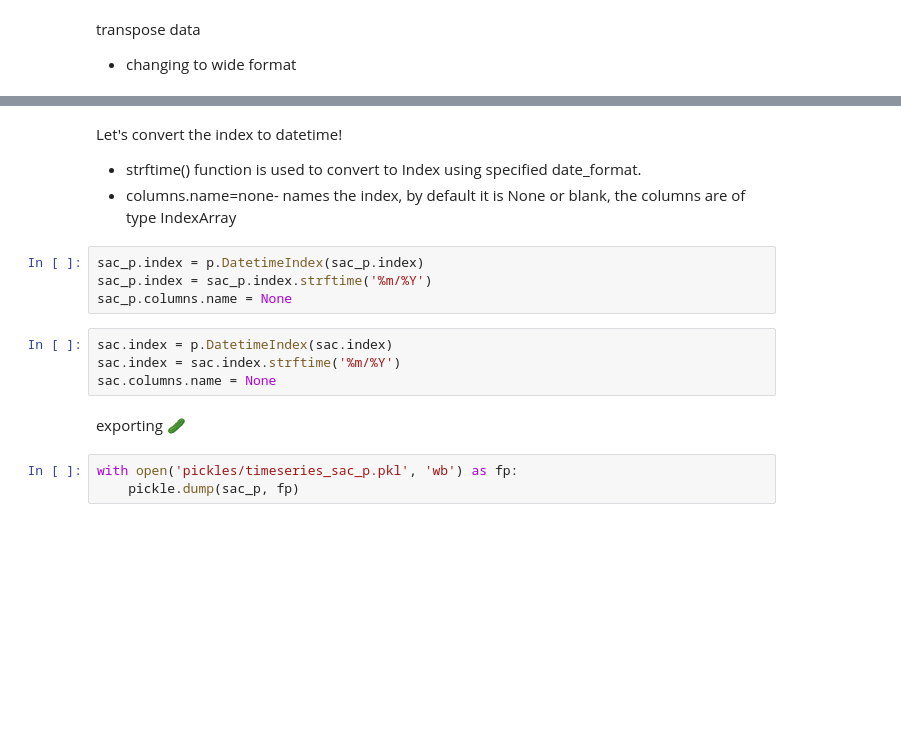
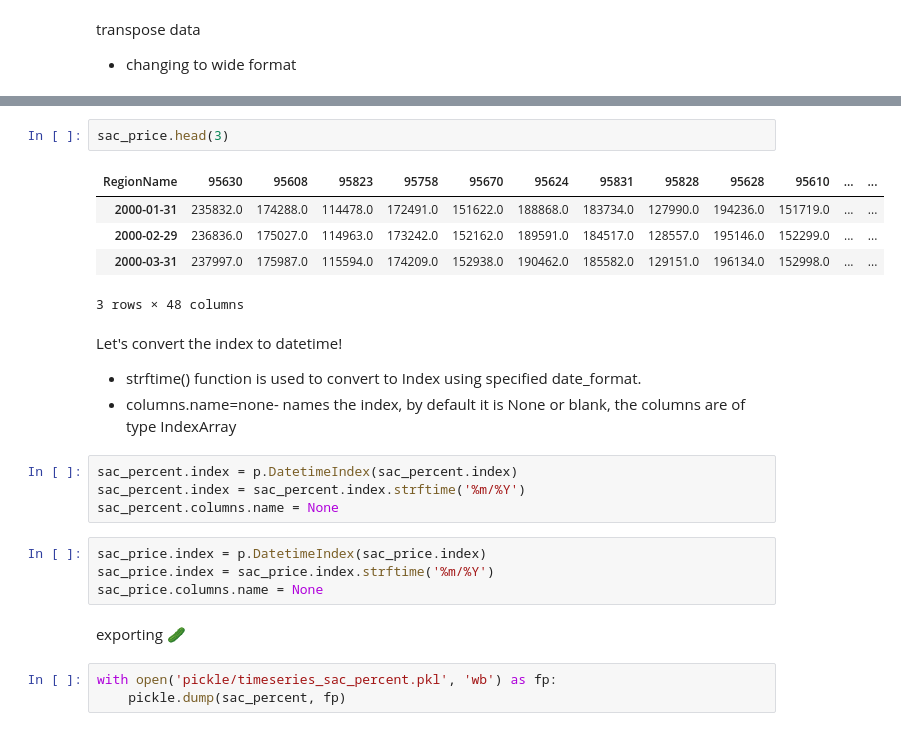
Before and after one commit to SringayKeno/forecasting-home-prices-sacramento-county, a Jupyter notebook: data_cleaned/data_clean_sac.ipynb, the cells around one changed output, grey strips where cells are left out. Drawn from its saved outputs; the diff is of its cells as text; blank space fills up the shorter version.

```diff
--- a/data_cleaned/data_clean_sac.ipynb
+++ b/data_cleaned/data_clean_sac.ipynb
@@ -232,19 +244,27 @@ sac = sac.set_index('RegionName').transpose()
+# %%
+sac_price.head(3)
+# %% [output]
+| RegionName | 95630 | 95608 | 95823 | 95758 | 95670 | 95624 | 95831 | 95828 | 95628 | 95610 | ... | ... |
+| 2000-01-31 | 235832.0 | 174288.0 | 114478.0 | 172491.0 | 151622.0 | 188868.0 | 183734.0 | 127990.0 | 194236.0 | 151719.0 | ... | ... |
+| 2000-02-29 | 236836.0 | 175027.0 | 114963.0 | 173242.0 | 152162.0 | 189591.0 | 184517.0 | 128557.0 | 195146.0 | 152299.0 | ... | ... |
+| 2000-03-31 | 237997.0 | 175987.0 | 115594.0 | 174209.0 | 152938.0 | 190462.0 | 185582.0 | 129151.0 | 196134.0 | 152998.0 | ... | ... |
+3 rows × 48 columns
 # %% [markdown]
  Let's convert the index to datetime!
 
 *  strftime() function is used to convert to Index using specified date_format.
 *   columns.name=none- names the index, by default it is None or blank, the columns are of type IndexArray
 # %%
-sac_p.index = p.DatetimeIndex(sac_p.index)
-sac_p.index = sac_p.index.strftime('%m/%Y')
-sac_p.columns.name = None
+sac_percent.index = p.DatetimeIndex(sac_percent.index)
+sac_percent.index = sac_percent.index.strftime('%m/%Y')
+sac_percent.columns.name = None
 # %%
-sac.index = p.DatetimeIndex(sac.index)
-sac.index = sac.index.strftime('%m/%Y')
-sac.columns.name = None
+sac_price.index = p.DatetimeIndex(sac_price.index)
+sac_price.index = sac_price.index.strftime('%m/%Y')
+sac_price.columns.name = None
 # %% [markdown]
  exporting 🥒
 # %%
-with open('pickles/timeseries_sac_p.pkl', 'wb') as fp:
-    pickle.dump(sac_p, fp)
+with open('pickle/timeseries_sac_percent.pkl', 'wb') as fp:
+    pickle.dump(sac_percent, fp)
 # %%
```
Also changed, not shown: parts of 11 cells of this notebook, 4 other files.
